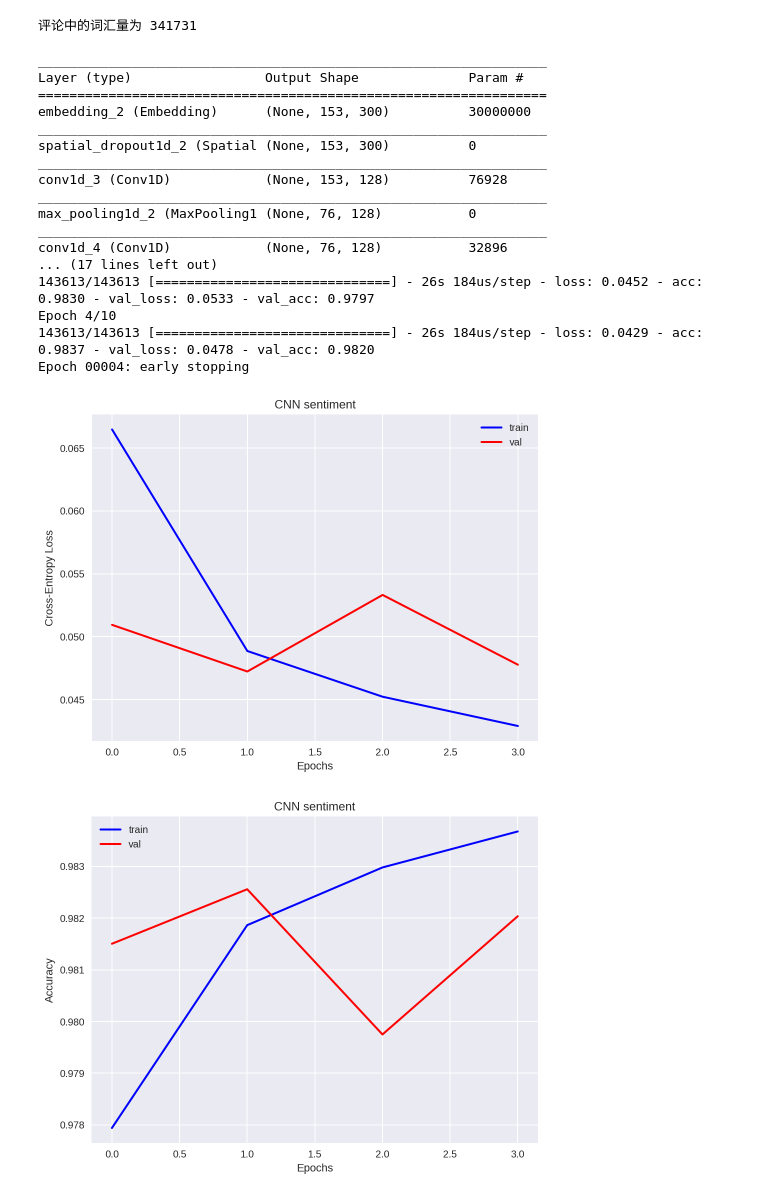
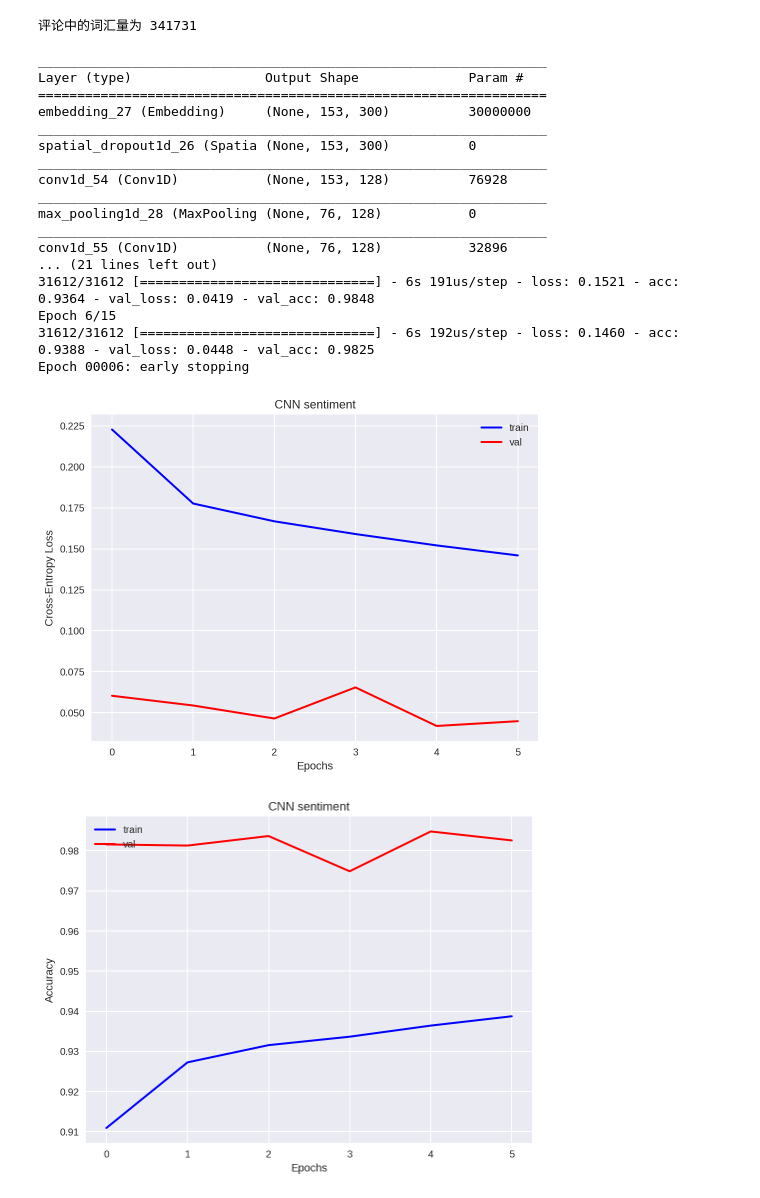
Before and after one commit to Zhengqi-Li/NLP, a Jupyter notebook: textCNN.ipynb, the cells around one changed output. Drawn from its saved outputs; the diff is of its cells as text; code cells hidden in the pictures.

```diff
--- a/textCNN.ipynb
+++ b/textCNN.ipynb
@@ -95,7 +95,8 @@ print('每个词向量的维度为 {}'.format(word_features))
 print('训练集样本可视化')
 sb.set(rc={"figure.figsize": (8, 6)})
 stats = {}
-labels = train_data.columns[2:].tolist()
+# labels = train_data.columns[2:].tolist()
+labels = ['toxic', 'severe_toxic', 'obscene', 'threat', 'insult', 'identity_hate']
 for label in labels:
     stats[label] = train_data[train_data[label] == 1][label].count()
 
@@ -173,11 +182,11 @@ word_upper = 100000 # 词量上限
 tokenizer = Tokenizer(num_words=word_upper)
 # 创建评论词典，一个单词对应一个索引
 tokenizer.fit_on_texts(train_refined + test_refined)
-token_train, token_test = map(lambda x: tokenizer.texts_to_sequences(x), [train_refined, test_refined])
+token_train, token_test = map(lambda x: tokenizer.texts_to_sequences(tqdm(x)), [train_refined, test_refined])
 word_index = tokenizer.word_index
 print('评论中的词汇量为 {}'.format(len(word_index)))
 
-seq_train, seq_test = map(lambda x: sequence.pad_sequences(x, maxlen=maxlen), [token_train, token_test])
+seq_train, seq_test = map(lambda x: sequence.pad_sequences(tqdm(x), maxlen=maxlen), [token_train, token_test])
 feature_matrix = np.zeros((min(word_upper, len(word_index)), word_features))
 for word, index in tqdm(word_index.items()):
     if index >= min(word_upper, len(word_index)):
@@ -190,6 +199,12 @@ for word, index in tqdm(word_index.items()):
 测试集文本处理中......
 评论中的词汇量为 341731
 # %%
+def data_choice(x, y):
+    dirty_index = np.argwhere(y.sum(axis=1)>0)
+    d = dirty_index.reshape(dirty_index.shape[0])
+    clean_index = np.argwhere(y.sum(axis=1)==0)
+    c = np.random.choice(clean_index.reshape(clean_index.shape[0]), 2700*7)
+    return np.append(x[d],x[c], axis=0), np.append(y[d],y[c], axis=0)
 
 num_filters = 128
 model = Sequential()
@@ -203,9 +218,7 @@ model.add(Conv1D(num_filters, 2, activation='relu', padding='same'))
 model.add(MaxPooling1D(2))
 model.add(Conv1D(num_filters, 2, activation='relu', padding='same'))
 model.add(GlobalMaxPooling1D())
-# model.add(Dropout(0.15))
 model.add(Dense(32, activation='relu', kernel_regularizer=regularizers.l2(1e-4)))
-# model.add(Dropout(0.2))
 model.add(Dense(len(labels), activation='sigmoid'))
 model.compile(loss='binary_crossentropy', optimizer='adam', metrics=['accuracy'])
 model.summary()
@@ -215,17 +228,25 @@ callbacks = [EarlyStopping(monitor='val_loss',
                           verbose=1)]
 
 batch_size = 64
-epochs = 10
-X_train, X_valid, Y_train, Y_valid = train_test_split(seq_train,
-                                                      train_data[labels].values,
-                                                      test_size = 0.1
-#                                                       random_state = 0
-                                                     )
-hist = model.fit(X_train, Y_train,
+epochs = 15
+# X_train, X_valid, Y_train, Y_valid = train_test_split(data_choice(seq_train, train_data[labels].values)[0],
+#                                                       data_choice(seq_train, train_data[labels].values)[1],
+#                                                       test_size = 0.1
+# #                                                       random_state = 0
+#                                                      )
+# hist = model.fit(X_train, Y_train,
+#                 epochs=epochs,
+#                 batch_size=batch_size,
+#                 callbacks=callbacks,
+#                 validation_data = (X_valid, Y_valid),
+#                 verbose=1)
+hist = model.fit(data_choice(seq_train, train_data[labels].values)[0],
+                 data_choice(seq_train, train_data[labels].values)[1],
                 epochs=epochs,
                 batch_size=batch_size,
                 callbacks=callbacks,
-                validation_data = (X_valid, Y_valid),
+                validation_split=0.1,
+                shuffle=True,
                 verbose=1)
 
 plt.figure()
@@ -233,42 +254,42 @@ plt.plot(hist.history['loss'], lw=2.0, color='b', label='train')
 plt.plot(hist.history['val_loss'], lw=2.0, color='r', label='val')
 plt.title('CNN sentiment')
 plt.xlabel('Epochs')
 plt.ylabel('Cross-Entropy Loss')
 plt.legend(loc='upper right')
 plt.show()
 
 plt.figure()
 plt.plot(hist.history['acc'], lw=2.0, color='b', label='train')
 plt.plot(hist.history['val_acc'], lw=2.0, color='r', label='val')
 plt.title('CNN sentiment')
 plt.xlabel('Epochs')
 plt.ylabel('Accuracy')
 plt.legend(loc='upper left')
 plt.show()
 
 y_test = model.predict(seq_test)
 label_names = ["toxic", "severe_toxic", "obscene", "threat", "insult", "identity_hate"]
 submission_df = pd.DataFrame(columns=['id'] + label_names)
 submission_df['id'] = test_data['id'].values
 submission_df[label_names] = y_test
 submission_df.to_csv("./cnn_fasttext_submission.csv", index=False)
 # %% [output]
 _________________________________________________________________
 Layer (type)                 Output Shape              Param #
 =================================================================
-embedding_2 (Embedding)      (None, 153, 300)          30000000
+embedding_27 (Embedding)     (None, 153, 300)          30000000
 _________________________________________________________________
-spatial_dropout1d_2 (Spatial (None, 153, 300)          0
+spatial_dropout1d_26 (Spatia (None, 153, 300)          0
 _________________________________________________________________
-conv1d_3 (Conv1D)            (None, 153, 128)          76928
+conv1d_54 (Conv1D)           (None, 153, 128)          76928
 _________________________________________________________________
-max_pooling1d_2 (MaxPooling1 (None, 76, 128)           0
+max_pooling1d_28 (MaxPooling (None, 76, 128)           0
 _________________________________________________________________
-conv1d_4 (Conv1D)            (None, 76, 128)           32896
-... (17 lines left out)
-143613/143613 [==============================] - 26s 184us/step - loss: 0.0452 - acc: 0.9830 - val_loss: 0.0533 - val_acc: 0.9797
-Epoch 4/10
-143613/143613 [==============================] - 26s 184us/step - loss: 0.0429 - acc: 0.9837 - val_loss: 0.0478 - val_acc: 0.9820
-Epoch 00004: early stopping
+conv1d_55 (Conv1D)           (None, 76, 128)           32896
+... (21 lines left out)
+31612/31612 [==============================] - 6s 191us/step - loss: 0.1521 - acc: 0.9364 - val_loss: 0.0419 - val_acc: 0.9848
+Epoch 6/15
+31612/31612 [==============================] - 6s 192us/step - loss: 0.1460 - acc: 0.9388 - val_loss: 0.0448 - val_acc: 0.9825
+Epoch 00006: early stopping
-[figure, old version]
+[figure, new version]
-[figure, old version]
+[figure, new version]
```
Also changed, not shown: parts of 1 cell of this notebook.
